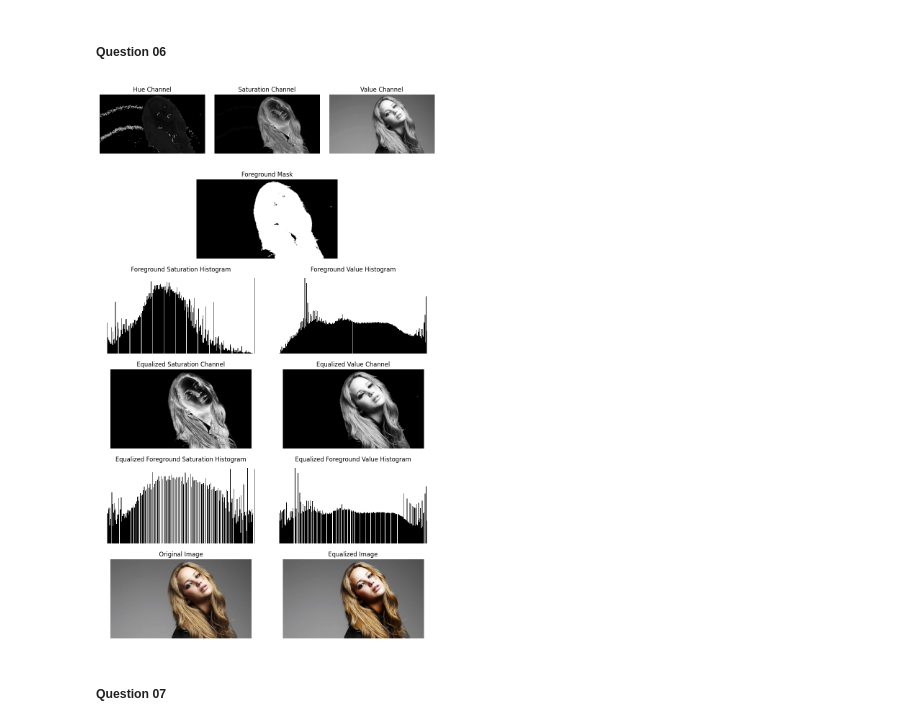
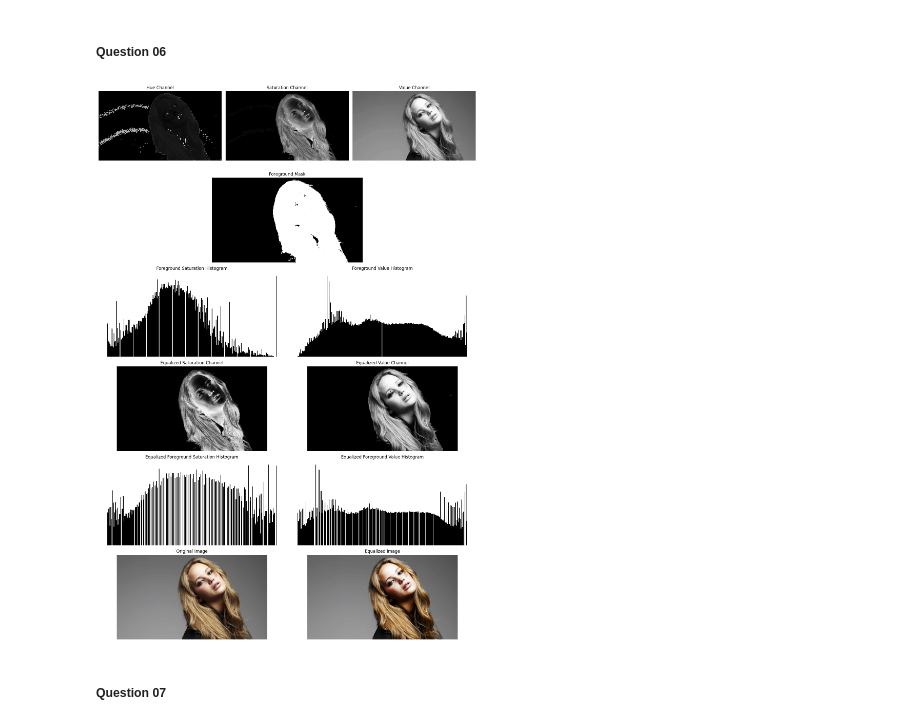
Before and after one commit to pulasthi-u/en3160-assignment01, a Jupyter notebook: code_assignment1.ipynb, the cells around one changed output. Drawn from its saved outputs; the diff is of its cells as text; code cells hidden in the pictures.

```diff
--- a/code_assignment1.ipynb
+++ b/code_assignment1.ipynb
@@ -214,18 +226,23 @@ plt.show()
 # %% [markdown]
 ##### Question 06
 # %%
+# Import GridSpec to better organize the plots
+from matplotlib.gridspec import GridSpec
+
+# Set up a 6 * 6 grid
+fig = plt.figure(figsize=(15, 22))
+gs = GridSpec(6, 6, figure=fig)
+
+# Open the required image and convert to the HSV color space
 img = cv2.imread("a1images/jeniffer.jpg")
 img = cv2.cvtColor(img, cv2.COLOR_BGR2HSV)
 
+# Extract the H, S, V channels separately
 H = img[:, :, 0]
 S = img[:, :, 1]
 V = img[:, :, 2]
 
-from matplotlib.gridspec import GridSpec
-
-fig = plt.figure(figsize=(12, 20))
-gs = GridSpec(6, 6, figure=fig)
-
+# Display the H, S, V channels separately in grayscale
 ax1 = fig.add_subplot(gs[0, 0:2])
 ax1.axis('off')
 ax1.set_title("Hue Channel")
@@ -241,20 +258,26 @@ ax3.axis('off')
 ax3.set_title("Value Channel")
 ax3.imshow(V, cmap='gray', vmin=0, vmax=255)
 
+# We apply a threshold in the S channel because the background is a significantly whiter shade than the rest of the image, and is denoted in the
+# S plane with significantly smaller values than the foreground
 _, foreground_mask = cv2.threshold(S, 11, 255, cv2.THRESH_BINARY)
 background_mask = cv2.bitwise_not(foreground_mask)
 
+# Obtain the foreground and background separately from the S and V channels using cv2.bitwise_and
 foreground_S = cv2.bitwise_and(S, foreground_mask)
 foreground_V = cv2.bitwise_and(V, foreground_mask)
 
 background_S = cv2.bitwise_and(S, background_mask)
 background_V = cv2.bitwise_and(V, background_mask)
 
+# Display the foreground mask, and the histograms of the foregrounds extracted from the S and V channels separately
 ax4 = fig.add_subplot(gs[1, 1:5])
 ax4.axis('off')
 ax4.set_title("Foreground Mask")
 ax4.imshow(foreground_mask, cmap='gray')
 
+# We leave out the intensity level 0 when plotting the histograms, as pixels of value 0 correspond to pixels in the background (by construction
+# above), and we are only interested in the pixels in the foreground
 ax5 = fig.add_subplot(gs[2, 0:3])
 ax5.axis('off')
 ax5.set_title("Foreground Saturation Histogram")
@@ -265,6 +288,7 @@ ax6.axis('off')
 ax6.set_title("Foreground Value Histogram")
 ax6.hist(foreground_V[foreground_V != 0].ravel(), bins=256, color='black')
 
+# Define a function that uses np.cumsum and the formulas in the slides to equalize the histogram of an image
 def equalize_histogram(img):
     pixel_values, counts = np.unique(img, return_counts=True)
     cumulative_counts = np.cumsum(counts)
@@ -273,13 +297,17 @@ def equalize_histogram(img):
 
     for i in range(1, len(pixel_values)):
         pixel_value = pixel_values[i]
+        # We make a slight modification to ignore the count of the 0 pixels, as these correspond to the background; simply subtract the
+        # number of 0 pixels, i.e., cumulative_counts[0], from each quantity being considered
         T[pixel_value] = np.round(((cumulative_counts[i] - cumulative_counts[0]) / (cumulative_counts[-1] - cumulative_counts[0]) ) * 255)
 
     return T[img]
 
+# Use the above function to equalize the histogram of both the S and V channels
 foreground_S_eq = equalize_histogram(foreground_S)
 foreground_V_eq = equalize_histogram(foreground_V)
 
+# Display the equalized versions of the S and V channels in grayscale, and their new histograms
 ax7 = fig.add_subplot(gs[3, 0:3])
 ax7.axis('off')
 ax7.set_title("Equalized Saturation Channel")
@@ -289,34 +317,39 @@ ax8 = fig.add_subplot(gs[3, 3:6])
 ax8.axis('off')
 ax8.set_title("Equalized Value Channel")
 ax8.imshow(foreground_V_eq, cmap='gray', vmin=0, vmax=255)
 
 ax9 = fig.add_subplot(gs[4, 0:3])
 ax9.axis('off')
 ax9.set_title("Equalized Foreground Saturation Histogram")
 ax9.hist(foreground_S_eq[foreground_S_eq != 0].ravel(), bins=256, color='black')
 
 ax10 = fig.add_subplot(gs[4, 3:6])
 ax10.axis('off')
 ax10.set_title("Equalized Foreground Value Histogram")
 ax10.hist(foreground_V_eq[foreground_V_eq != 0].ravel(), bins=256, color='black')
 
+# Form new S and V channels by adding the equalized foregrounds with the original backgrounds
 equalized_S = background_S + foreground_S_eq
 equalized_V = background_V + foreground_V_eq
+
+# Combine all channels to form a foreground-equalized image
 equalized_img = cv2.merge((H, equalized_S, equalized_V))
 
+# Display the original image against the foreground-equalized image
 ax11 = fig.add_subplot(gs[5, 0:3])
 ax11.axis('off')
 ax11.set_title("Original Image")
 ax11.imshow(cv2.cvtColor(img, cv2.COLOR_HSV2RGB))
 
 ax12 = fig.add_subplot(gs[5, 3:6])
 ax12.axis('off')
 ax12.set_title("Equalized Image")
 ax12.imshow(cv2.cvtColor(equalized_img, cv2.COLOR_HSV2RGB))
 
+plt.tight_layout()
 plt.show()
 # %% [output]
-[figure, old version]
+[figure, new version]
 # %% [markdown]
 ##### Question 07
 # %%
```
Also changed, not shown: parts of 1 cell of this notebook, 6 other files.
